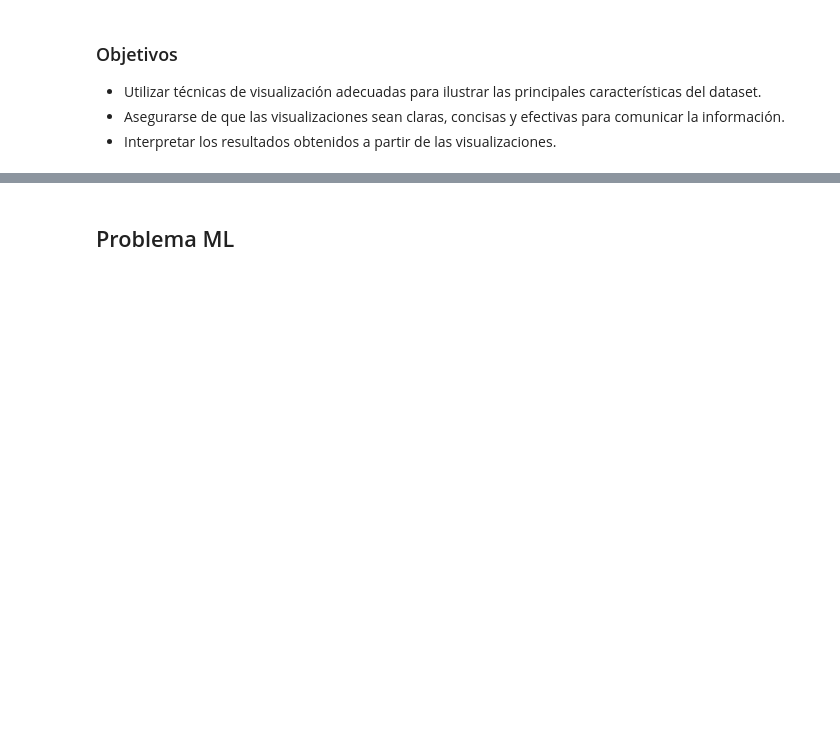
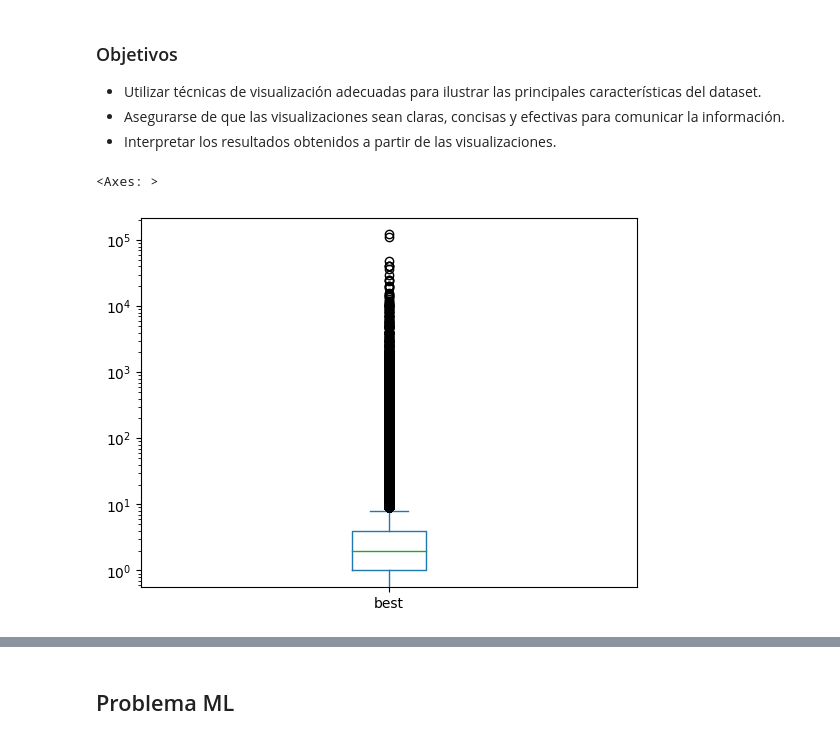
Before and after one commit to NachoXDX/CEIA_Analisis_de_datos, a Jupyter notebook: ejercicios/act_grupal/resNacho.ipynb, the cells around one changed output, grey strips where cells are left out. Cells and saved outputs as stored; diff of their text form; code cells hidden in the pictures; blank space fills up the shorter version.

```diff
--- a/ejercicios/act_grupal/resNacho.ipynb
+++ b/ejercicios/act_grupal/resNacho.ipynb
@@ -124,3 +130,9 @@ características del dataset.
 - Asegurarse de que las visualizaciones sean claras, concisas y efectivas para
 comunicar la información.
 - Interpretar los resultados obtenidos a partir de las visualizaciones.
+# %%
+# Distribucion de best
+df["best"].plot(kind="box",logy=True)
+# %% [output]
+<Axes: >
+[figure, added]
```
Also changed, not shown: parts of 16 cells of this notebook, 2 other files.
